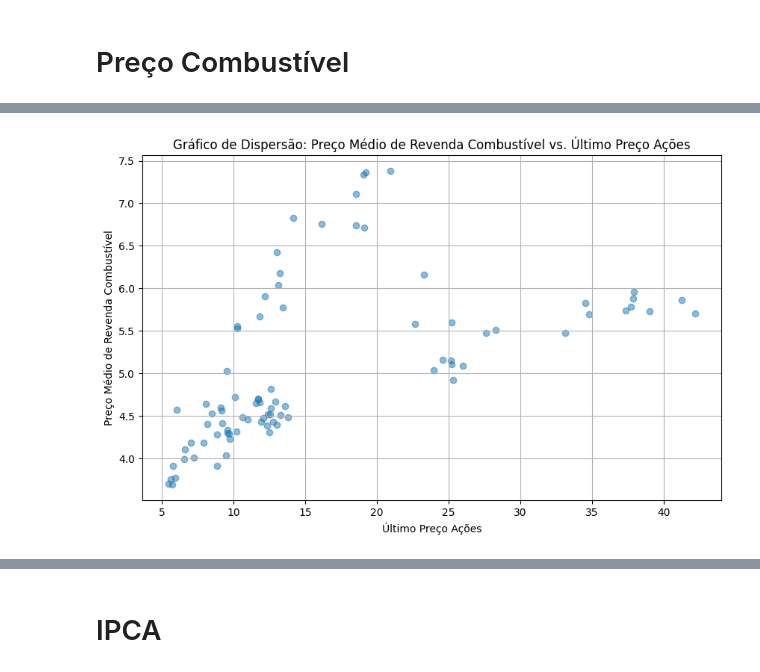
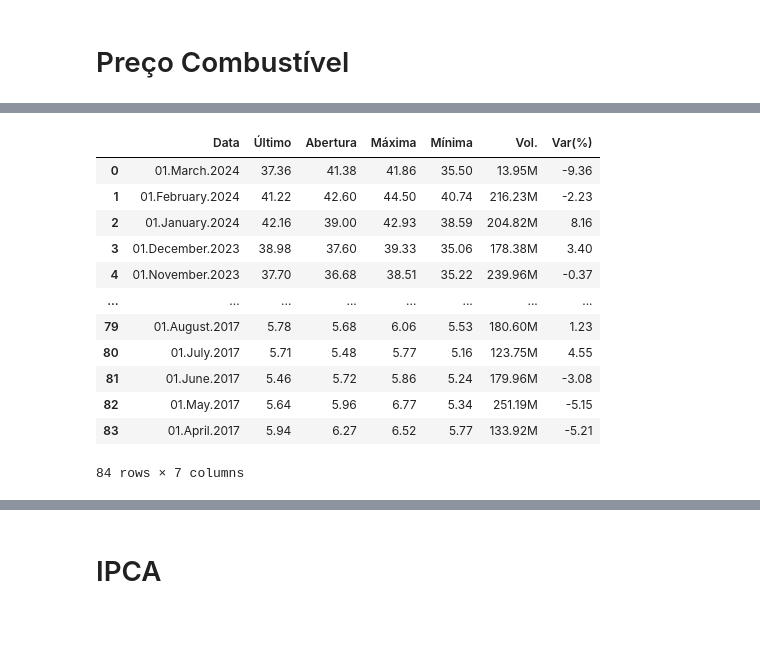
Before and after one commit to DjallenDias/IDSProject, a Jupyter notebook: notebook.ipynb, the cells around one changed output, grey strips where cells are left out. Saved outputs shown, nothing was run; the diff lists cells and outputs as text; code cells hidden in the pictures; blank space fills up the shorter version.

```diff
--- a/notebook.ipynb
+++ b/notebook.ipynb
@@ -518,15 +358,0 @@ dfcombinadosfinal
-# %%
-preco_medio_revenda = dfcombinadosfinal['PREÇO MÉDIO REVENDA']
-ultimo = dfcombinadosfinal['Último']
-
-plt.figure(figsize=(10, 6))
-plt.scatter(ultimo, preco_medio_revenda, alpha=0.5)
-
-plt.title('Gráfico de Dispersão: Preço Médio de Revenda Combustível vs. Último Preço Ações')
-plt.xlabel('Último Preço Ações')
-plt.ylabel('Preço Médio de Revenda Combustível')
-
-plt.grid(True)
-plt.show()
-# %% [output]
-[figure, removed]
@@ -532,0 +370,16 @@ plt.show()
+# %%
+petr3_df
+# %% [output]
+|  | Data | Último | Abertura | Máxima | Mínima | Vol. | Var(%) |
+| 0 | 01.March.2024 | 37.36 | 41.38 | 41.86 | 35.50 | 13.95M | -9.36 |
+| 1 | 01.February.2024 | 41.22 | 42.60 | 44.50 | 40.74 | 216.23M | -2.23 |
+| 2 | 01.January.2024 | 42.16 | 39.00 | 42.93 | 38.59 | 204.82M | 8.16 |
+| 3 | 01.December.2023 | 38.98 | 37.60 | 39.33 | 35.06 | 178.38M | 3.40 |
+| 4 | 01.November.2023 | 37.70 | 36.68 | 38.51 | 35.22 | 239.96M | -0.37 |
+| ... | ... | ... | ... | ... | ... | ... | ... |
+| 79 | 01.August.2017 | 5.78 | 5.68 | 6.06 | 5.53 | 180.60M | 1.23 |
+| 80 | 01.July.2017 | 5.71 | 5.48 | 5.77 | 5.16 | 123.75M | 4.55 |
+| 81 | 01.June.2017 | 5.46 | 5.72 | 5.86 | 5.24 | 179.96M | -3.08 |
+| 82 | 01.May.2017 | 5.64 | 5.96 | 6.77 | 5.34 | 251.19M | -5.15 |
+| 83 | 01.April.2017 | 5.94 | 6.27 | 6.52 | 5.77 | 133.92M | -5.21 |
+84 rows × 7 columns
```
Also changed, not shown: parts of 36 cells of this notebook, 9 other files.
